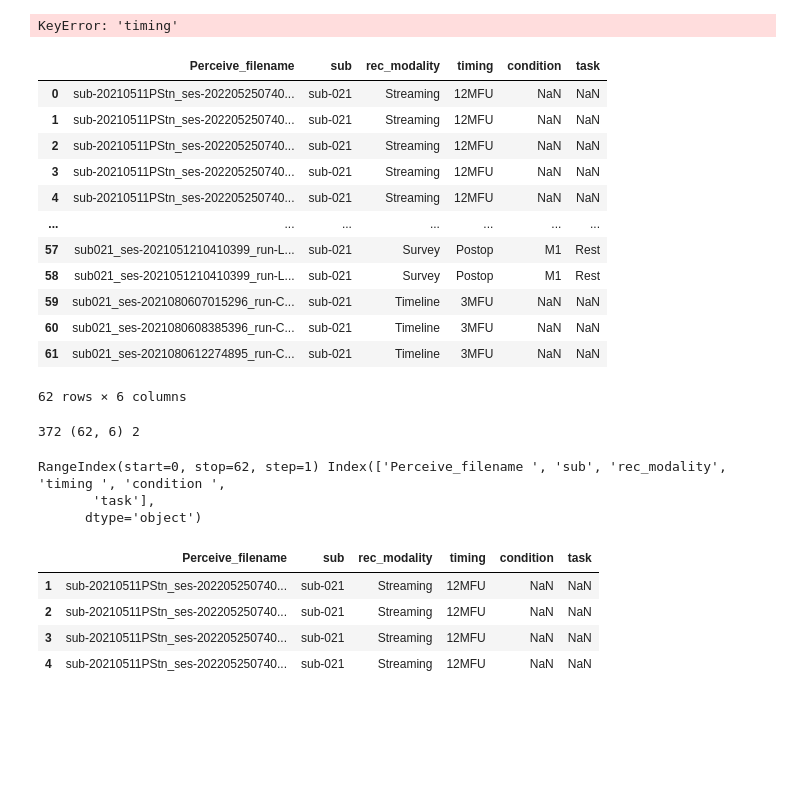
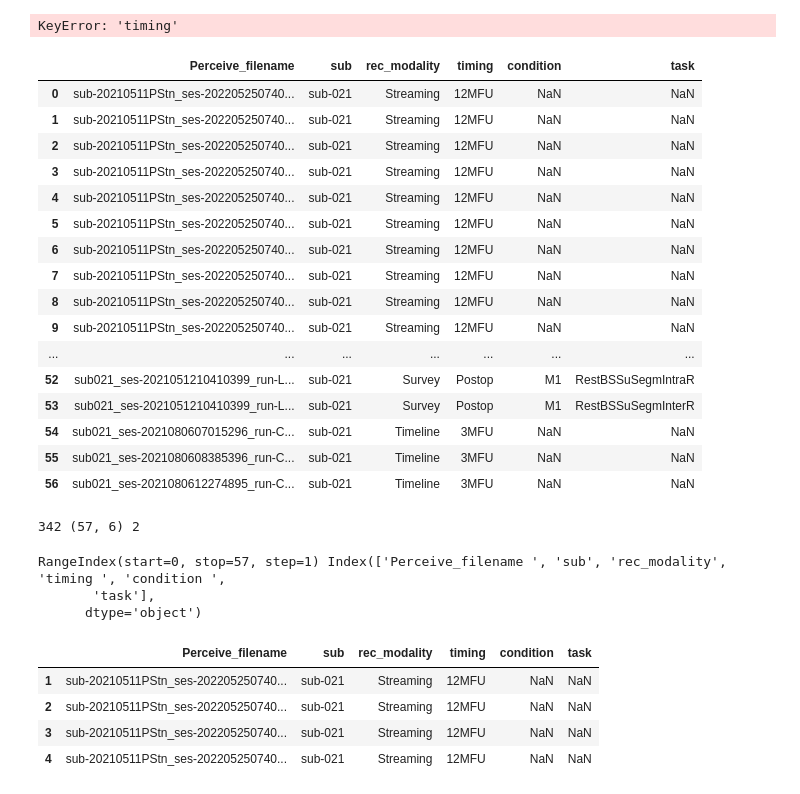
Before and after one commit to jgvhabets/PyPerceive, a Jupyter notebook: code/notebooks/percept_playground.ipynb, the cells around one changed output. Cells and saved outputs as stored; diff of their text form; code cells hidden in the pictures; blank space fills up the shorter version.

```diff
--- a/code/notebooks/percept_playground.ipynb
+++ b/code/notebooks/percept_playground.ipynb
@@ -170,33 +170,37 @@ mysubject
 KeyError: 'timing'
 # %%
 # load PerceiveMetadata Excel sheet as DataFrame
-os.chdir('c:\\Users\\jebe12\\Research\\PyPerceive_Project\Data')
+os.chdir('c:\\Users\\jebe12\\Research\\PyPerceive_Project\\Data\\sub-021')
 os.getcwd()
 
-PerceiveMetadata = pd.read_excel('Perceive_Metadata.xlsx')
+PerceiveMetadata = pd.read_excel('Perceive_Metadata_sub-021.xlsx')
 PerceiveMetadata
 # %% [output]
 |  | Perceive_filename | sub | rec_modality | timing | condition | task |
 | 0 | sub-20210511PStn_ses-202205250740... | sub-021 | Streaming | 12MFU | NaN | NaN |
 | 1 | sub-20210511PStn_ses-202205250740... | sub-021 | Streaming | 12MFU | NaN | NaN |
 | 2 | sub-20210511PStn_ses-202205250740... | sub-021 | Streaming | 12MFU | NaN | NaN |
 | 3 | sub-20210511PStn_ses-202205250740... | sub-021 | Streaming | 12MFU | NaN | NaN |
 | 4 | sub-20210511PStn_ses-202205250740... | sub-021 | Streaming | 12MFU | NaN | NaN |
+| 5 | sub-20210511PStn_ses-202205250740... | sub-021 | Streaming | 12MFU | NaN | NaN |
+| 6 | sub-20210511PStn_ses-202205250740... | sub-021 | Streaming | 12MFU | NaN | NaN |
+| 7 | sub-20210511PStn_ses-202205250740... | sub-021 | Streaming | 12MFU | NaN | NaN |
+| 8 | sub-20210511PStn_ses-202205250740... | sub-021 | Streaming | 12MFU | NaN | NaN |
+| 9 | sub-20210511PStn_ses-202205250740... | sub-021 | Streaming | 12MFU | NaN | NaN |
 | ... | ... | ... | ... | ... | ... | ... |
-| 57 | sub021_ses-2021051210410399_run-L... | sub-021 | Survey | Postop | M1 | Rest |
-| 58 | sub021_ses-2021051210410399_run-L... | sub-021 | Survey | Postop | M1 | Rest |
-| 59 | sub021_ses-2021080607015296_run-C... | sub-021 | Timeline | 3MFU | NaN | NaN |
-| 60 | sub021_ses-2021080608385396_run-C... | sub-021 | Timeline | 3MFU | NaN | NaN |
-| 61 | sub021_ses-2021080612274895_run-C... | sub-021 | Timeline | 3MFU | NaN | NaN |
+| 52 | sub021_ses-2021051210410399_run-L... | sub-021 | Survey | Postop | M1 | RestBSSuSegmIntraR |
+| 53 | sub021_ses-2021051210410399_run-L... | sub-021 | Survey | Postop | M1 | RestBSSuSegmInterR |
+| 54 | sub021_ses-2021080607015296_run-C... | sub-021 | Timeline | 3MFU | NaN | NaN |
+| 55 | sub021_ses-2021080608385396_run-C... | sub-021 | Timeline | 3MFU | NaN | NaN |
+| 56 | sub021_ses-2021080612274895_run-C... | sub-021 | Timeline | 3MFU | NaN | NaN |
-62 rows × 6 columns
 # %%
 print(PerceiveMetadata.size, PerceiveMetadata.shape, PerceiveMetadata.ndim)
 # %% [output]
-372 (62, 6) 2
+342 (57, 6) 2
 # %%
 print(PerceiveMetadata.index, PerceiveMetadata.columns)
 # %% [output]
-RangeIndex(start=0, stop=62, step=1) Index(['Perceive_filename ', 'sub', 'rec_modality', 'timing ', 'condition ',
+RangeIndex(start=0, stop=57, step=1) Index(['Perceive_filename ', 'sub', 'rec_modality', 'timing ', 'condition ',
        'task'],
       dtype='object')
 # %%
```
Also changed, not shown: parts of 8 cells of this notebook, 4 other files.
